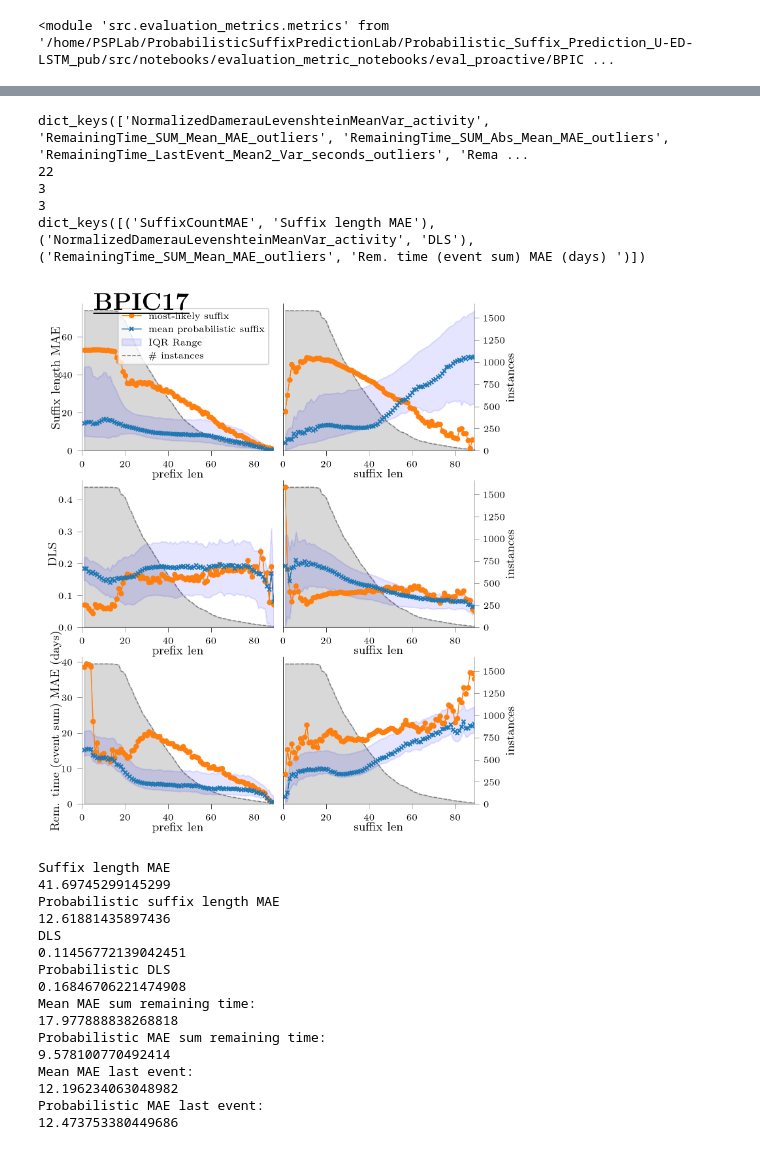
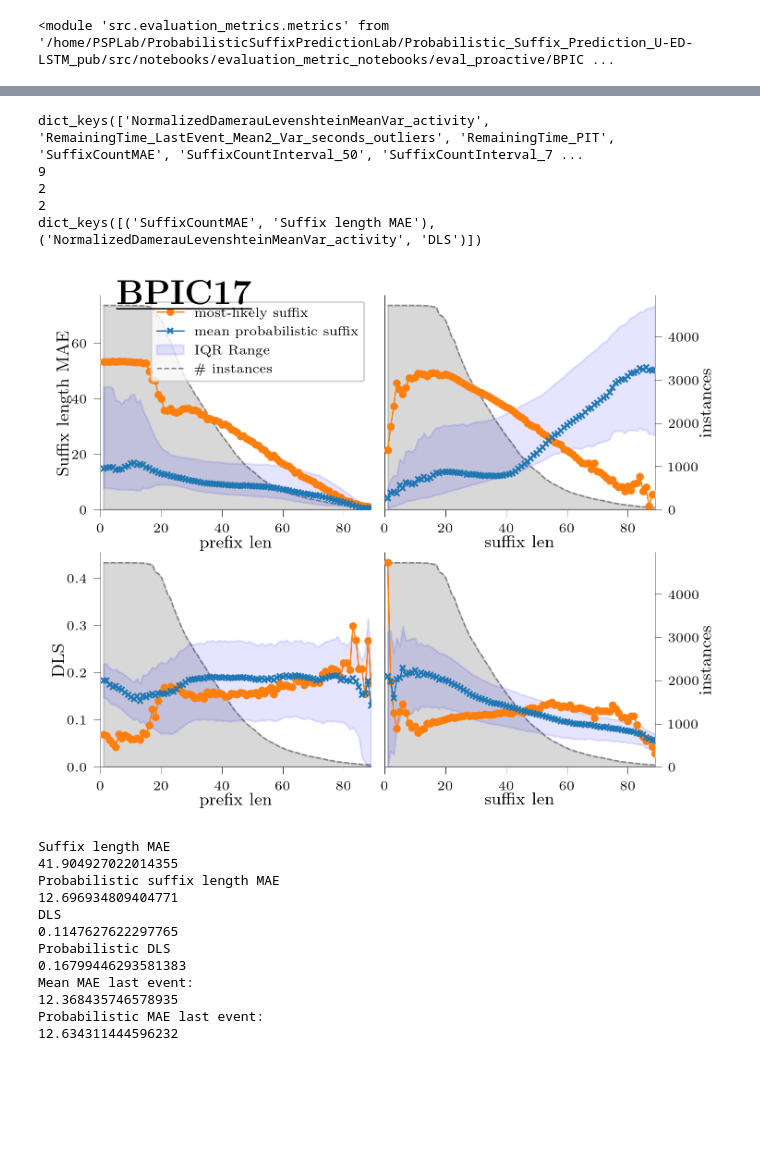
Before and after one commit to ProbabilisticSuffixPredictionLab/probabilistic_suffix_prediction_U-ED-LSTM, a Jupyter notebook: src/notebooks/evaluation_metric_notebooks/eval_proactive/BPIC17/BPIC17_eval.ipynb, the cells around one changed output, grey strips where cells are left out. Drawn from its saved outputs; the diff is of its cells as text; code cells hidden in the pictures; blank space fills up the shorter version.

```diff
--- a/src/notebooks/evaluation_metric_notebooks/eval_proactive/BPIC17/BPIC17_eval.ipynb
+++ b/src/notebooks/evaluation_metric_notebooks/eval_proactive/BPIC17/BPIC17_eval.ipynb
@@ -29,24 +29,24 @@ all_results = dict()
 for output_dir in output_dirs:
     evaluation_metrics = {
         'NormalizedDamerauLevenshteinMeanVar_activity' : src.evaluation_metrics.metrics.NormalizedDamerauLevenshteinDistanceMeanVar('concept:name', percentile=0.25),
-        'RemainingTime_SUM_Mean_MAE_outliers' : src.evaluation_metrics.metrics.SumValueMeanMAE('event_elapsed_time', percentile=0.25, value_factor = 3600*24),
-        'RemainingTime_SUM_Abs_Mean_MAE_outliers' : src.evaluation_metrics.metrics.SumAbsValueMeanMAE('event_elapsed_time', percentile=0.25, value_factor = 3600*24),
+        # 'RemainingTime_SUM_Mean_MAE_outliers' : src.evaluation_metrics.metrics.SumValueMeanMAE('event_elapsed_time', percentile=0.25, value_factor = 3600*24),
+        # 'RemainingTime_SUM_Abs_Mean_MAE_outliers' : src.evaluation_metrics.metrics.SumAbsValueMeanMAE('event_elapsed_time', percentile=0.25, value_factor = 3600*24),
         'RemainingTime_LastEvent_Mean2_Var_seconds_outliers' : src.evaluation_metrics.metrics.LastValueMean2VarMAE('case_elapsed_time', percentile=0.25, value_factor = 3600*24),
         'RemainingTime_PIT' : src.evaluation_metrics.metrics.LastValuePIT('case_elapsed_time'),
-        'EventElapsed_PIT' : src.evaluation_metrics.metrics.SumValuesPIT('event_elapsed_time'),
+        # 'EventElapsed_PIT' : src.evaluation_metrics.metrics.SumValuesPIT('event_elapsed_time'),
         'SuffixCountMAE' : src.evaluation_metrics.metrics.SuffixCountMAE(percentile=0.18),
 
-        'SumValuesInterval_50' : src.evaluation_metrics.metrics.SumValuesInterval('event_elapsed_time', percentile=0.5),
-        'SumValuesInterval_75' : src.evaluation_metrics.metrics.SumValuesInterval('event_elapsed_time', percentile=0.75),
-        'SumValuesInterval_90' : src.evaluation_metrics.metrics.SumValuesInterval('event_elapsed_time', percentile=0.90),
-        'SumValuesInterval_95' : src.evaluation_metrics.metrics.SumValuesInterval('event_elapsed_time', percentile=0.95),
-        'SumValuesInterval_99' : src.evaluation_metrics.metrics.SumValuesInterval('event_elapsed_time', percentile=0.99),
+        # 'SumValuesInterval_50' : src.evaluation_metrics.metrics.SumValuesInterval('event_elapsed_time', percentile=0.5),
+        # 'SumValuesInterval_75' : src.evaluation_metrics.metrics.SumValuesInterval('event_elapsed_time', percentile=0.75),
+        # 'SumValuesInterval_90' : src.evaluation_metrics.metrics.SumValuesInterval('event_elapsed_time', percentile=0.90),
+        # 'SumValuesInterval_95' : src.evaluation_metrics.metrics.SumValuesInterval('event_elapsed_time', percentile=0.95),
+        # 'SumValuesInterval_99' : src.evaluation_metrics.metrics.SumValuesInterval('event_elapsed_time', percentile=0.99),
 
-        'LastValueInterval_50' : src.evaluation_metrics.metrics.LastValueInterval('case_elapsed_time', percentile=0.50),
-        'LastValueInterval_75' : src.evaluation_metrics.metrics.LastValueInterval('case_elapsed_time', percentile=0.75),
-        'LastValueInterval_90' : src.evaluation_metrics.metrics.LastValueInterval('case_elapsed_time', percentile=0.90),
-        'LastValueInterval_95' : src.evaluation_metrics.metrics.LastValueInterval('case_elapsed_time', percentile=0.95),
-        'LastValueInterval_99' : src.evaluation_metrics.metrics.LastValueInterval('case_elapsed_time', percentile=0.99),
+        # 'LastValueInterval_50' : src.evaluation_metrics.metrics.LastValueInterval('case_elapsed_time', percentile=0.50),
+        # 'LastValueInterval_75' : src.evaluation_metrics.metrics.LastValueInterval('case_elapsed_time', percentile=0.75),
+        # 'LastValueInterval_90' : src.evaluation_metrics.metrics.LastValueInterval('case_elapsed_time', percentile=0.90),
+        # 'LastValueInterval_95' : src.evaluation_metrics.metrics.LastValueInterval('case_elapsed_time', percentile=0.95),
+        # 'LastValueInterval_99' : src.evaluation_metrics.metrics.LastValueInterval('case_elapsed_time', percentile=0.99),
 
         'SuffixCountInterval_50' : src.evaluation_metrics.metrics.SuffixCountInterval(percentile=0.50),
         'SuffixCountInterval_75' : src.evaluation_metrics.metrics.SuffixCountInterval(percentile=0.75),
@@ -112,40 +112,40 @@ keys_to_keep = [
                 #'RemainingTime_MSE_Mean_Var_seconds',
                 #'RemainingTime_MSE_Mean2_Var_seconds',
                 #'RemainingTime_MSE_Mean2_Var_seconds_outlier'
 
                 #'RemainingTime_SUM_Mean_MSE',
                 #('RemainingTime_SUM_Abs_Mean_MAE_outliers', 'Remaining time MAE (days)'),
-                ('RemainingTime_SUM_Mean_MAE_outliers', 'Rem. time (event sum) MAE (days) ')
+                # ('RemainingTime_SUM_Mean_MAE_outliers', 'Rem. time (event sum) MAE (days) ')
                 #'RemainingTime_SUM_Mean_MAE_2',
 
 
                 #'RemainingTime_MAE_Mean2_Var_seconds_outliers',
                 #'RemainingTime_MAE_Mean2_Var_seconds_3.5',
                 #'RemainingTime_MAE_Mean2_Var_seconds_2.5',
                 #'RemainingTime_MAE_Mean2_Var_seconds_2',
 
                 #'RemainingTime_MSE_Mean2_Var_seconds_outliers',
                 #'RemainingTime_MSE_Mean2_Var_seconds_3.5',
                 #'RemainingTime_MSE_Mean2_Var_seconds_2.5',
                 #'RemainingTime_MSE_Mean2_Var_seconds_2'
 ]
 
 res = {(k, label) : res_raw[k] for k, label in keys_to_keep}
 print(res_raw.keys())
 print(len(res_raw.keys()))
 print(len(res.keys()))
 print(len(keys_to_keep))
 print(res.keys())
 p = src.evaluation_metrics.plots.plot_res(res, c, columns=2, caption='BPIC17', pgf=True)
 with open('BPIC17.pgf', 'wb') as f:
     f.write(p)
 # %% [output]
-dict_keys(['NormalizedDamerauLevenshteinMeanVar_activity', 'RemainingTime_SUM_Mean_MAE_outliers', 'RemainingTime_SUM_Abs_Mean_MAE_outliers', 'RemainingTime_LastEvent_Mean2_Var_seconds_outliers', 'Rema ...
-22
-3
-3
-dict_keys([('SuffixCountMAE', 'Suffix length MAE'), ('NormalizedDamerauLevenshteinMeanVar_activity', 'DLS'), ('RemainingTime_SUM_Mean_MAE_outliers', 'Rem. time (event sum) MAE (days) ')])
+dict_keys(['NormalizedDamerauLevenshteinMeanVar_activity', 'RemainingTime_LastEvent_Mean2_Var_seconds_outliers', 'RemainingTime_PIT', 'SuffixCountMAE', 'SuffixCountInterval_50', 'SuffixCountInterval_7 ...
+9
+2
+2
+dict_keys([('SuffixCountMAE', 'Suffix length MAE'), ('NormalizedDamerauLevenshteinMeanVar_activity', 'DLS')])
-[figure, old version]
+[figure, new version]
 # %%
 print('Suffix length MAE')
 print(np.mean([i['mean'] for i in res_raw['SuffixCountMAE'].values()]))
@@ -157,10 +157,10 @@ print(np.mean([i['mean'] for i in res_raw['NormalizedDamerauLevenshteinMeanVar_a
 print('Probabilistic DLS')
 print(np.mean([i['prob'][0] for i in res_raw['NormalizedDamerauLevenshteinMeanVar_activity'].values()]))
 
-print('Mean MAE sum remaining time:')
-print(np.mean([i['mean'] for i in res_raw['RemainingTime_SUM_Mean_MAE_outliers'].values()]))
-print('Probabilistic MAE sum remaining time:')
-print(np.mean([i['prob'][0] for i in res_raw['RemainingTime_SUM_Mean_MAE_outliers'].values()]))
+# print('Mean MAE sum remaining time:')
+# print(np.mean([i['mean'] for i in res_raw['RemainingTime_SUM_Mean_MAE_outliers'].values()]))
+# print('Probabilistic MAE sum remaining time:')
+# print(np.mean([i['prob'][0] for i in res_raw['RemainingTime_SUM_Mean_MAE_outliers'].values()]))
 
 print('Mean MAE last event:')
 print(np.mean([i['mean'] for i in res_raw['RemainingTime_LastEvent_Mean2_Var_seconds_outliers'].values()]))
@@ -168,21 +168,17 @@ print('Probabilistic MAE last event:')
 print(np.mean([i['prob'][0] for i in res_raw['RemainingTime_LastEvent_Mean2_Var_seconds_outliers'].values()]))
 # %% [output]
 Suffix length MAE
-41.69745299145299
+41.904927022014355
 Probabilistic suffix length MAE
-12.61881435897436
+12.696934809404771
 DLS
-0.11456772139042451
+0.1147627622297765
 Probabilistic DLS
-0.16846706221474908
-Mean MAE sum remaining time:
-17.977888838268818
-Probabilistic MAE sum remaining time:
-9.578100770492414
+0.16799446293581383
 Mean MAE last event:
-12.196234063048982
+12.368435746578935
 Probabilistic MAE last event:
-12.473753380449686
+12.634311444596232
 # %%
 import src.evaluation_metrics.plots
 importlib.reload(src.evaluation_metrics.plots)
```
Also changed, not shown: parts of 1 cell of this notebook, 6 other files.
